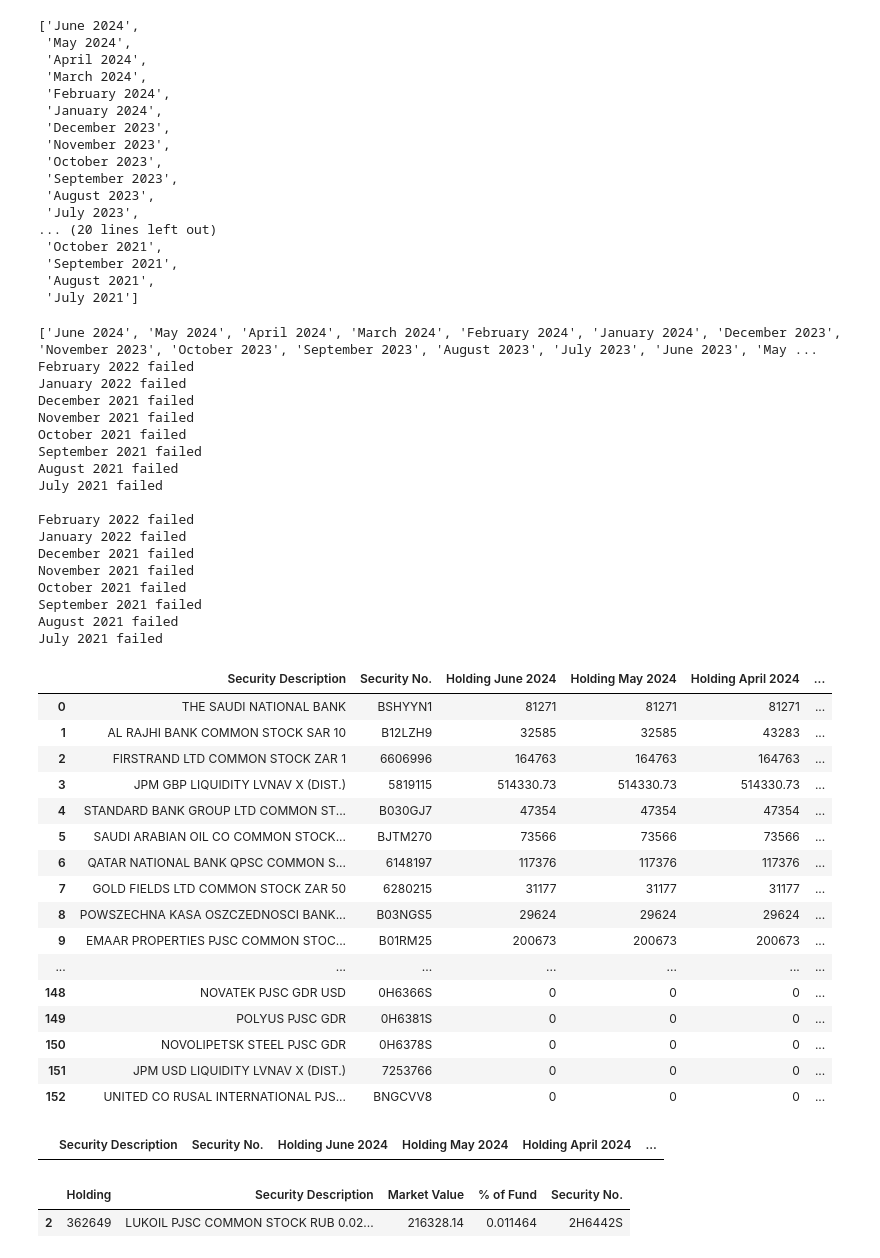
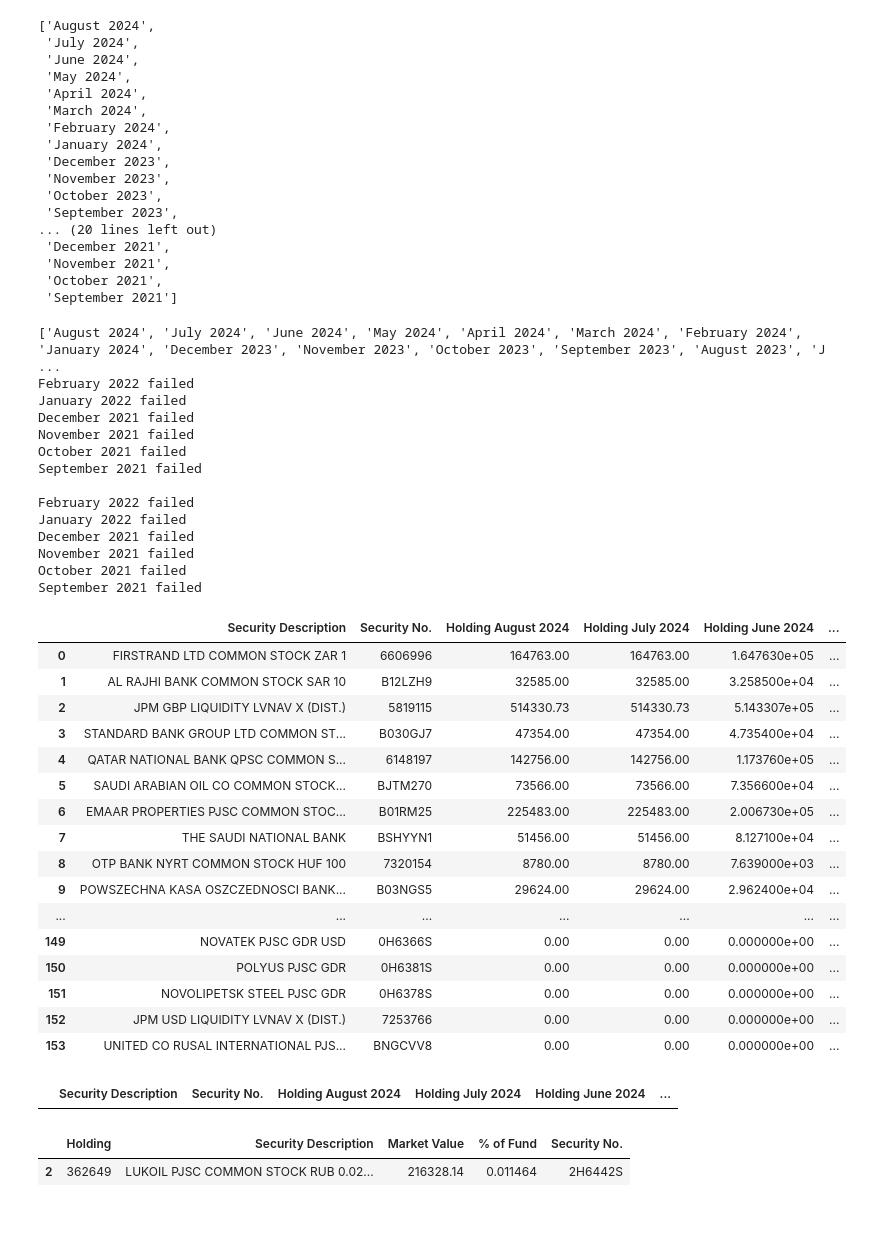
Before and after one commit to CraigCarey/FinanceDump, a Jupyter notebook: jema/jema_xlsx_holdings_parse_and_clean.ipynb, the cells around one changed output. Saved outputs shown, nothing was run; the diff lists cells and outputs as text; code cells hidden in the pictures; blank space fills up the shorter version.

```diff
--- a/jema/jema_xlsx_holdings_parse_and_clean.ipynb
+++ b/jema/jema_xlsx_holdings_parse_and_clean.ipynb
@@ -21,9 +22,11 @@ def generate_month_year_list(start_year, start_month, n_months=36):
 
     return month_year_list
 
-generate_month_year_list(2024, 6)
+generate_month_year_list(2024, 8)
 # %% [output]
-['June 2024',
+['August 2024',
+ 'July 2024',
+ 'June 2024',
  'May 2024',
  'April 2024',
  'March 2024',
@@ -33,17 +36,13 @@ generate_month_year_list(2024, 6)
  'November 2023',
  'October 2023',
  'September 2023',
- 'August 2023',
- 'July 2023',
 ... (20 lines left out)
+ 'December 2021',
+ 'November 2021',
  'October 2021',
- 'September 2021',
- 'August 2021',
- 'July 2021']
+ 'September 2021']
 # %%
-pd.set_option('future.no_silent_downcasting', True)
-
-current_month_idx = 6 # June
+current_month_idx = 8 # Aug
 
 month_years = generate_month_year_list(2024, current_month_idx)
 # month_years = ['March 2022', 'February 2022']
@@ -123,59 +122,55 @@ for month_year in month_years:
         jema_data.fillna(0, inplace=True)
 
         if(len(jema_data_old) != len(jema_data)):
             duplicates = jema_data[jema_data[security_col].duplicated(keep=False)]
 
             print(f"\nRows with duplicate names {sheet_name}:")
             print(duplicates)
             break
 
         jema_data_old = jema_data
 
     except Exception as e:
         print(f"{sheet_name} failed")
 
 jema_data.to_csv("jema_df.csv")
 jema_data
 # %% [output]
-['June 2024', 'May 2024', 'April 2024', 'March 2024', 'February 2024', 'January 2024', 'December 2023', 'November 2023', 'October 2023', 'September 2023', 'August 2023', 'July 2023', 'June 2023', 'May ...
+['August 2024', 'July 2024', 'June 2024', 'May 2024', 'April 2024', 'March 2024', 'February 2024', 'January 2024', 'December 2023', 'November 2023', 'October 2023', 'September 2023', 'August 2023', 'J ...
 February 2022 failed
 January 2022 failed
 December 2021 failed
 November 2021 failed
 October 2021 failed
 September 2021 failed
-August 2021 failed
-July 2021 failed
 
 February 2022 failed
 January 2022 failed
 December 2021 failed
 November 2021 failed
 October 2021 failed
 September 2021 failed
-August 2021 failed
-July 2021 failed
-|  | Security Description | Security No. | Holding June 2024 | Holding May 2024 | Holding April 2024 | ... |
-| 0 | THE SAUDI NATIONAL BANK | BSHYYN1 | 81271 | 81271 | 81271 | ... |
-| 1 | AL RAJHI BANK COMMON STOCK SAR 10 | B12LZH9 | 32585 | 32585 | 43283 | ... |
-| 2 | FIRSTRAND LTD COMMON STOCK ZAR 1 | 6606996 | 164763 | 164763 | 164763 | ... |
-| 3 | JPM GBP LIQUIDITY LVNAV X (DIST.) | 5819115 | 514330.73 | 514330.73 | 514330.73 | ... |
-| 4 | STANDARD BANK GROUP LTD COMMON ST... | B030GJ7 | 47354 | 47354 | 47354 | ... |
-| 5 | SAUDI ARABIAN OIL CO COMMON STOCK... | BJTM270 | 73566 | 73566 | 73566 | ... |
-| 6 | QATAR NATIONAL BANK QPSC COMMON S... | 6148197 | 117376 | 117376 | 117376 | ... |
-| 7 | GOLD FIELDS LTD COMMON STOCK ZAR 50 | 6280215 | 31177 | 31177 | 31177 | ... |
-| 8 | POWSZECHNA KASA OSZCZEDNOSCI BANK... | B03NGS5 | 29624 | 29624 | 29624 | ... |
-| 9 | EMAAR PROPERTIES PJSC COMMON STOC... | B01RM25 | 200673 | 200673 | 200673 | ... |
+|  | Security Description | Security No. | Holding August 2024 | Holding July 2024 | Holding June 2024 | ... |
+| 0 | FIRSTRAND LTD COMMON STOCK ZAR 1 | 6606996 | 164763.00 | 164763.00 | 1.647630e+05 | ... |
+| 1 | AL RAJHI BANK COMMON STOCK SAR 10 | B12LZH9 | 32585.00 | 32585.00 | 3.258500e+04 | ... |
+| 2 | JPM GBP LIQUIDITY LVNAV X (DIST.) | 5819115 | 514330.73 | 514330.73 | 5.143307e+05 | ... |
+| 3 | STANDARD BANK GROUP LTD COMMON ST... | B030GJ7 | 47354.00 | 47354.00 | 4.735400e+04 | ... |
+| 4 | QATAR NATIONAL BANK QPSC COMMON S... | 6148197 | 142756.00 | 142756.00 | 1.173760e+05 | ... |
+| 5 | SAUDI ARABIAN OIL CO COMMON STOCK... | BJTM270 | 73566.00 | 73566.00 | 7.356600e+04 | ... |
+| 6 | EMAAR PROPERTIES PJSC COMMON STOC... | B01RM25 | 225483.00 | 225483.00 | 2.006730e+05 | ... |
+| 7 | THE SAUDI NATIONAL BANK | BSHYYN1 | 51456.00 | 51456.00 | 8.127100e+04 | ... |
+| 8 | OTP BANK NYRT COMMON STOCK HUF 100 | 7320154 | 8780.00 | 8780.00 | 7.639000e+03 | ... |
+| 9 | POWSZECHNA KASA OSZCZEDNOSCI BANK... | B03NGS5 | 29624.00 | 29624.00 | 2.962400e+04 | ... |
 | ... | ... | ... | ... | ... | ... | ... |
-| 148 | NOVATEK PJSC GDR USD | 0H6366S | 0 | 0 | 0 | ... |
-| 149 | POLYUS PJSC GDR | 0H6381S | 0 | 0 | 0 | ... |
-| 150 | NOVOLIPETSK STEEL PJSC GDR | 0H6378S | 0 | 0 | 0 | ... |
-| 151 | JPM USD LIQUIDITY LVNAV X (DIST.) | 7253766 | 0 | 0 | 0 | ... |
-| 152 | UNITED CO RUSAL INTERNATIONAL PJS... | BNGCVV8 | 0 | 0 | 0 | ... |
+| 149 | NOVATEK PJSC GDR USD | 0H6366S | 0.00 | 0.00 | 0.000000e+00 | ... |
+| 150 | POLYUS PJSC GDR | 0H6381S | 0.00 | 0.00 | 0.000000e+00 | ... |
+| 151 | NOVOLIPETSK STEEL PJSC GDR | 0H6378S | 0.00 | 0.00 | 0.000000e+00 | ... |
+| 152 | JPM USD LIQUIDITY LVNAV X (DIST.) | 7253766 | 0.00 | 0.00 | 0.000000e+00 | ... |
+| 153 | UNITED CO RUSAL INTERNATIONAL PJS... | BNGCVV8 | 0.00 | 0.00 | 0.000000e+00 | ... |
 # %%
 jema_data[jema_data[security_col] == '0H6400S'] # deleted
 # %% [output]
-|  | Security Description | Security No. | Holding June 2024 | Holding May 2024 | Holding April 2024 | ... |
+|  | Security Description | Security No. | Holding August 2024 | Holding July 2024 | Holding June 2024 | ... |
 # %%
 jan23 = pd.read_excel('./jpm-emerging-europe-middle-east-afria-disclosure.xlsx', sheet_name='January 2023',  skiprows=9, usecols=range(5)).dropna()
 dec22 = pd.read_excel('./jpm-emerging-europe-middle-east-afria-disclosure.xlsx', sheet_name='December 2022', skiprows=9, usecols=range(5)).dropna()
```
Also changed, not shown: parts of 1 cell of this notebook, 2 other files.
